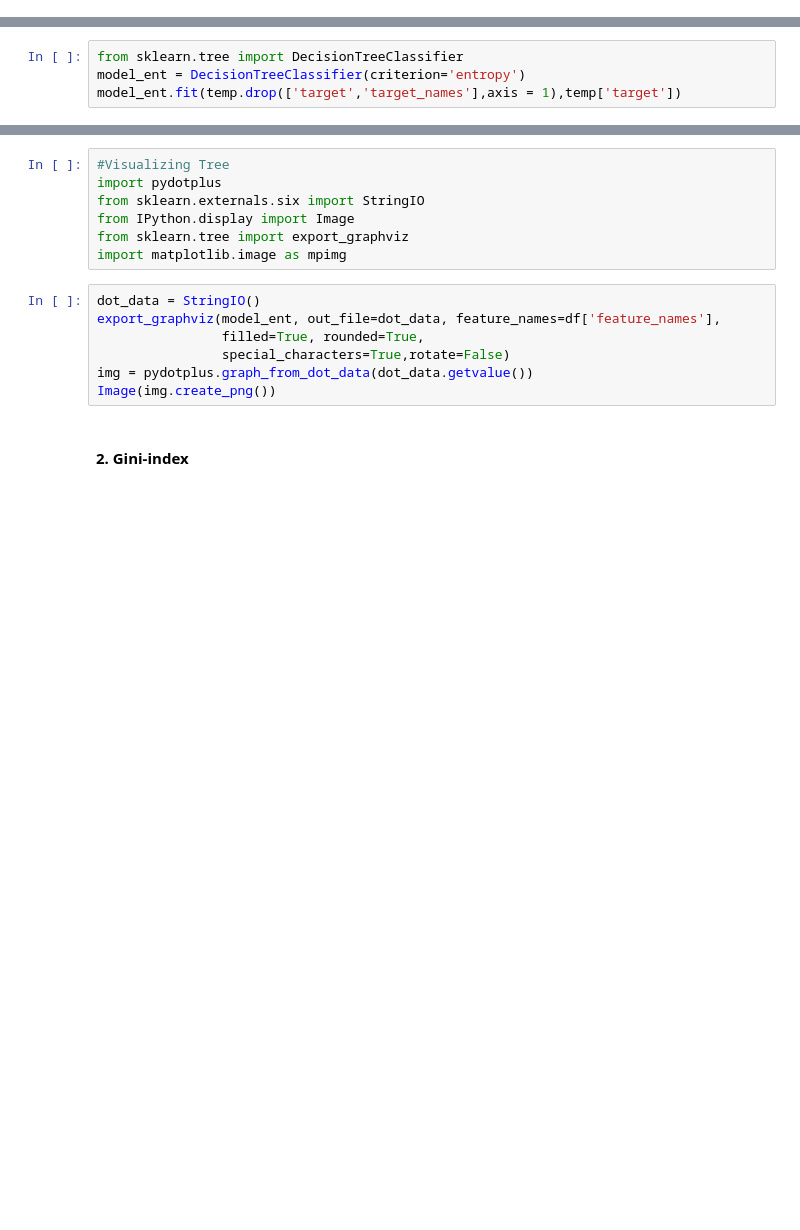
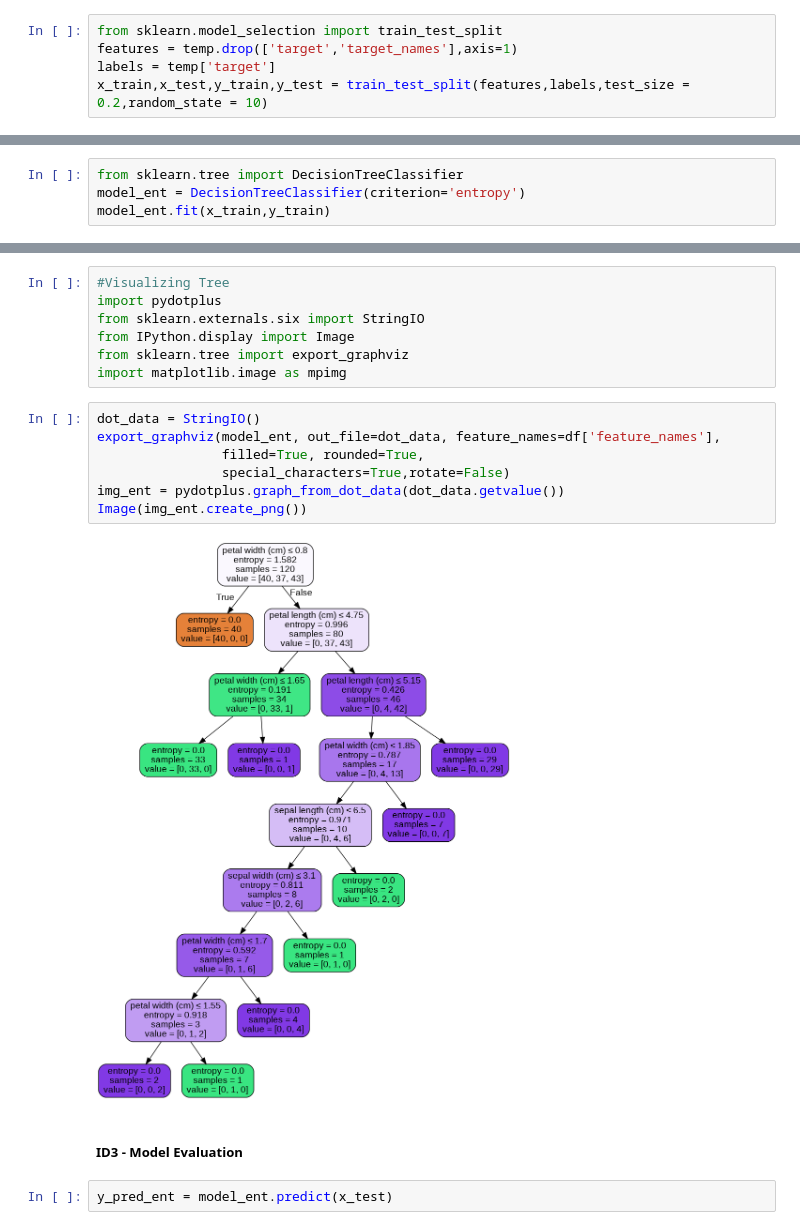
Before and after one commit to yesdeepakmittal/ml4beginners, a Jupyter notebook: mlDay03_Decision_Tree.ipynb, the cells around one changed output, grey strips where cells are left out. Saved outputs shown, nothing was run; the diff lists cells and outputs as text; blank space fills up the shorter version.

```diff
--- a/mlDay03_Decision_Tree.ipynb
+++ b/mlDay03_Decision_Tree.ipynb
@@ -75,3 +82,8 @@ temp.sample(10)
+# %%
+from sklearn.model_selection import train_test_split
+features = temp.drop(['target','target_names'],axis=1)
+labels = temp['target']
+x_train,x_test,y_train,y_test = train_test_split(features,labels,test_size = 0.2,random_state = 10)
 # %% [markdown]
 <h3>Decision-Tree Algo.</h3>
 # %% [markdown]
@@ -92,7 +104,7 @@ temp.head(2)
 # %%
 from sklearn.tree import DecisionTreeClassifier
 model_ent = DecisionTreeClassifier(criterion='entropy')
-model_ent.fit(temp.drop(['target','target_names'],axis = 1),temp['target'])
+model_ent.fit(x_train,y_train)
 # %% [output]
 DecisionTreeClassifier(ccp_alpha=0.0, class_weight=None, criterion='entropy',
                        max_depth=None, max_features=None, max_leaf_nodes=None,
@@ -110,9 +122,13 @@ import matplotlib.image as mpimg
 # %%
 dot_data = StringIO()
 export_graphviz(model_ent, out_file=dot_data, feature_names=df['feature_names'],
                 filled=True, rounded=True,
                 special_characters=True,rotate=False)
-img = pydotplus.graph_from_dot_data(dot_data.getvalue())
-Image(img.create_png())
+img_ent = pydotplus.graph_from_dot_data(dot_data.getvalue())
+Image(img_ent.create_png())
+# %% [output]
+[figure, added]
-# %% [markdown]
-<h4>2. Gini-index</h4>
+# %% [markdown]
+<h5>ID3 - Model Evaluation</h5>
+# %%
+y_pred_ent = model_ent.predict(x_test)
```
Also changed, not shown: parts of 10 cells of this notebook.
